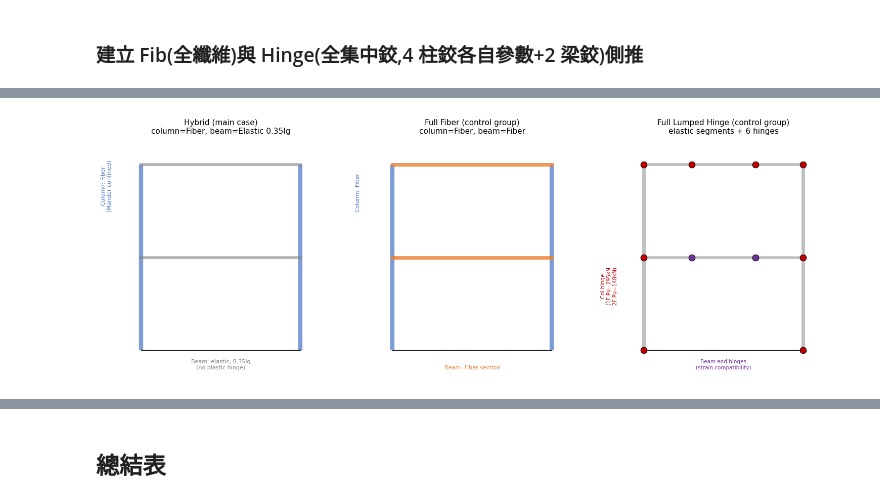
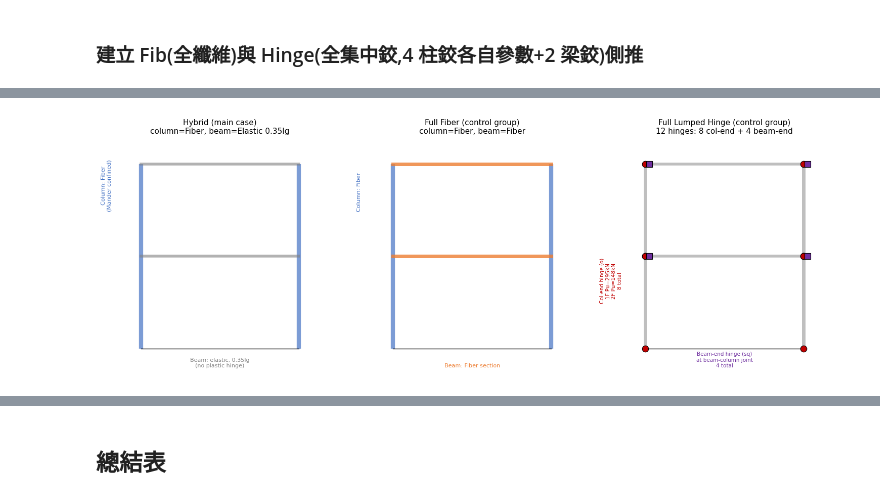
Before and after one commit to zhixiu0223/taiwan-seismic-code-calc, a Jupyter notebook: notebooks/case06_5_frame_pushover_fema273.ipynb, the cells around one changed output, grey strips where cells are left out. Drawn from its saved outputs; the diff is of its cells as text; code cells hidden in the pictures.

```diff
--- a/notebooks/case06_5_frame_pushover_fema273.ipynb
+++ b/notebooks/case06_5_frame_pushover_fema273.ipynb
@@ -710,39 +737,42 @@ def draw_frame_base(ax, title):
     ax.set_aspect('equal'); ax.set_title(title, fontsize=11)
     ax.axis('off')
 
 ax = axes[0]
 draw_frame_base(ax, 'Hybrid (main case)\ncolumn=Fiber, beam=Elastic 0.35Ig')
 for x in [0, L_bay]:
     ax.plot([x,x],[0,h1+h2],color='#4472c4',lw=6,solid_capstyle='butt',alpha=0.7,zorder=1)
 ax.plot([0,L_bay],[h1,h1],color='gray',lw=4,alpha=0.6)
 ax.plot([0,L_bay],[h1+h2,h1+h2],color='gray',lw=4,alpha=0.6)
 ax.text(L_bay/2,-0.7,'Beam: elastic, 0.35Ig\n(no plastic hinge)',ha='center',fontsize=8,color='gray')
 ax.text(-1.3,h1+h2/2,'Column: Fiber\n(Mander confined)',ha='center',fontsize=8,color='#4472c4',rotation=90)
 
 ax = axes[1]
 draw_frame_base(ax, 'Full Fiber (control group)\ncolumn=Fiber, beam=Fiber')
 for x in [0, L_bay]:
     ax.plot([x,x],[0,h1+h2],color='#4472c4',lw=6,solid_capstyle='butt',alpha=0.7,zorder=1)
 ax.plot([0,L_bay],[h1,h1],color='#ed7d31',lw=5,alpha=0.8)
 ax.plot([0,L_bay],[h1+h2,h1+h2],color='#ed7d31',lw=5,alpha=0.8)
 ax.text(L_bay/2,-0.7,'Beam: Fiber section',ha='center',fontsize=8,color='#ed7d31')
 ax.text(-1.3,h1+h2/2,'Column: Fiber',ha='center',fontsize=8,color='#4472c4',rotation=90)
 
 ax = axes[2]
-draw_frame_base(ax, 'Full Lumped Hinge (control group)\nelastic segments + 6 hinges')
+draw_frame_base(ax, 'Full Lumped Hinge (control group)\n12 hinges: 8 col-end + 4 beam-end')
 for x in [0, L_bay]:
     ax.plot([x,x],[0,h1+h2],color='gray',lw=5,solid_capstyle='butt',alpha=0.5,zorder=1)
 ax.plot([0,L_bay],[h1,h1],color='gray',lw=4,alpha=0.5)
 ax.plot([0,L_bay],[h1+h2,h1+h2],color='gray',lw=4,alpha=0.5)
-hinge_pts = [(0,0),(L_bay,0),(0,h1),(L_bay,h1),(0,h1+h2),(L_bay,h1+h2),
-             (L_bay*0.3,h1),(L_bay*0.7,h1),(L_bay*0.3,h1+h2),(L_bay*0.7,h1+h2)]
-for (x,y) in hinge_pts:
-    color = '#c00000' if (y in [0,h1+h2] or (abs(y-h1)<1e-6 and x in [0,L_bay])) else '#7030a0'
-    ax.plot(x,y,'o',color=color,ms=9,zorder=5,markeredgecolor='black',markeredgewidth=0.8)
-ax.text(-1.3,h1/2,f'Col hinge\n(1F Pu={Pu_1F:.0f}kN\n2F Pu={Pu_2F:.0f}kN)',ha='center',fontsize=7.5,color='#c00000',rotation=90)
-ax.text(L_bay/2,-0.7,'Beam end hinges\n(strain compatibility)',ha='center',fontsize=7.5,color='#7030a0')
+col_hinge_pts = [(0,0),(L_bay,0),(0,h1),(L_bay,h1),(0,h1),(L_bay,h1),(0,h1+h2),(L_bay,h1+h2)]
+beam_hinge_pts = [(0,h1),(L_bay,h1),(0,h1+h2),(L_bay,h1+h2)]
+for (x,y) in col_hinge_pts:
+    ax.plot(x,y,'o',color='#c00000',ms=9,zorder=5,markeredgecolor='black',markeredgewidth=0.8)
+for (x,y) in beam_hinge_pts:
+    ax.plot(x+0.15,y,'s',color='#7030a0',ms=8,zorder=6,markeredgecolor='black',markeredgewidth=0.8)
+ax.text(-1.3,h1/2,f'Col-end hinge (o)\n1F Pu={Pu_1F:.0f}kN\n2F Pu={Pu_2F:.0f}kN\n8 total',
+        ha='center',fontsize=7.5,color='#c00000',rotation=90)
+ax.text(L_bay/2,-0.7,'Beam-end hinge (sq)\nat beam-column joint\n4 total',
+        ha='center',fontsize=7.5,color='#7030a0')
 
 plt.tight_layout()
 plt.show()
 # %% [output]
-[figure, old version]
+[figure, new version]
```
Also changed, not shown: parts of 10 cells of this notebook.
